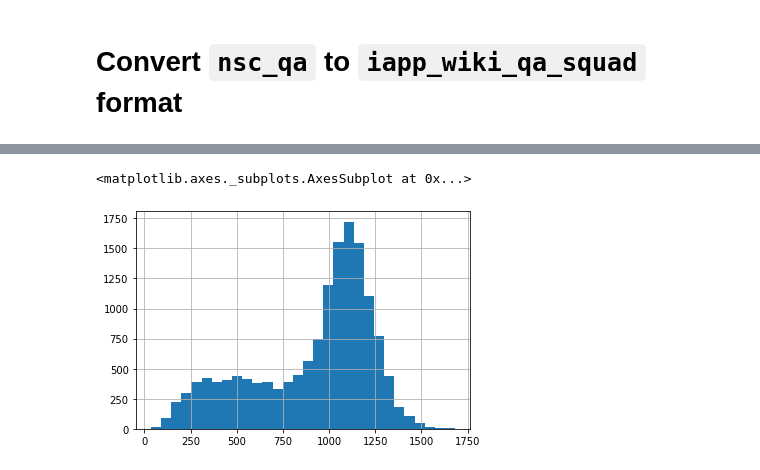
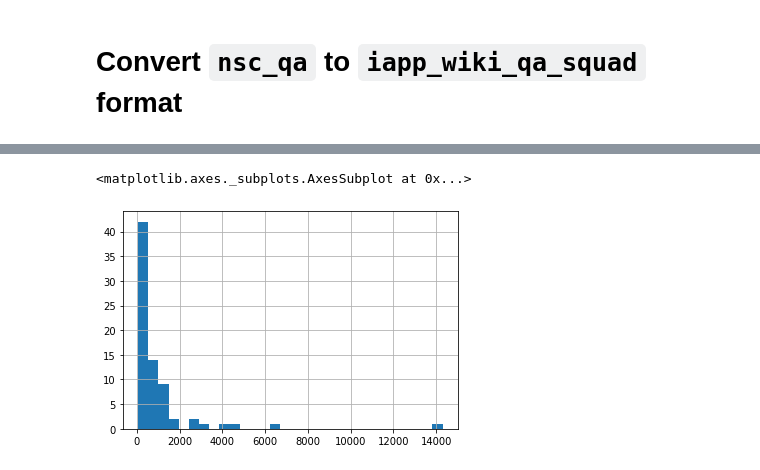
Before and after one commit to vistec-AI/thai2transformers, a Jupyter notebook: notebooks/create_nsc_qa.ipynb, the cells around one changed output, grey strips where cells are left out. Drawn from its saved outputs; the diff is of its cells as text; code cells hidden in the pictures.

Commit message:
update 300-word qa datasets

```diff
--- a/notebooks/create_nsc_qa.ipynb
+++ b/notebooks/create_nsc_qa.ipynb
@@ -89,4 +149,4 @@ datasets.save_to_disk("nsc_qa_w300")
 # %%
-x = load_from_disk('nsc_qa_w300')
+x = load_dataset('thaiqa_squad')
 x
 # %% [output]
@@ -104,0 +205,7 @@ datasets = datasets.map(lambda x: {'context_len':len(x['context'])})
+# %%
+from pythainlp.tokenize import word_tokenize
+
+datasets = load_dataset('thaiqa_squad')
+datasets = datasets.map(lambda x: {'context_newmm':len(word_tokenize(x['context']))})
+train_df = pd.DataFrame(datasets['train'])
+train_df.context_newmm.hist(bins=30)
@@ -105,6 +216,6 @@ datasets = datasets.map(lambda x: {'context_len':len(x['context'])})
 # %%
-train_df = pd.DataFrame(datasets['train'])
-train_df.context_len.hist(bins=30)
+valid_df = pd.DataFrame(datasets['validation'])
+valid_df.context_newmm.hist(bins=30)
 # %% [output]
 <matplotlib.axes._subplots.AxesSubplot at 0x...>
-[figure, old version]
+[figure, new version]
```
Also changed, not shown: parts of 37 cells of this notebook.
